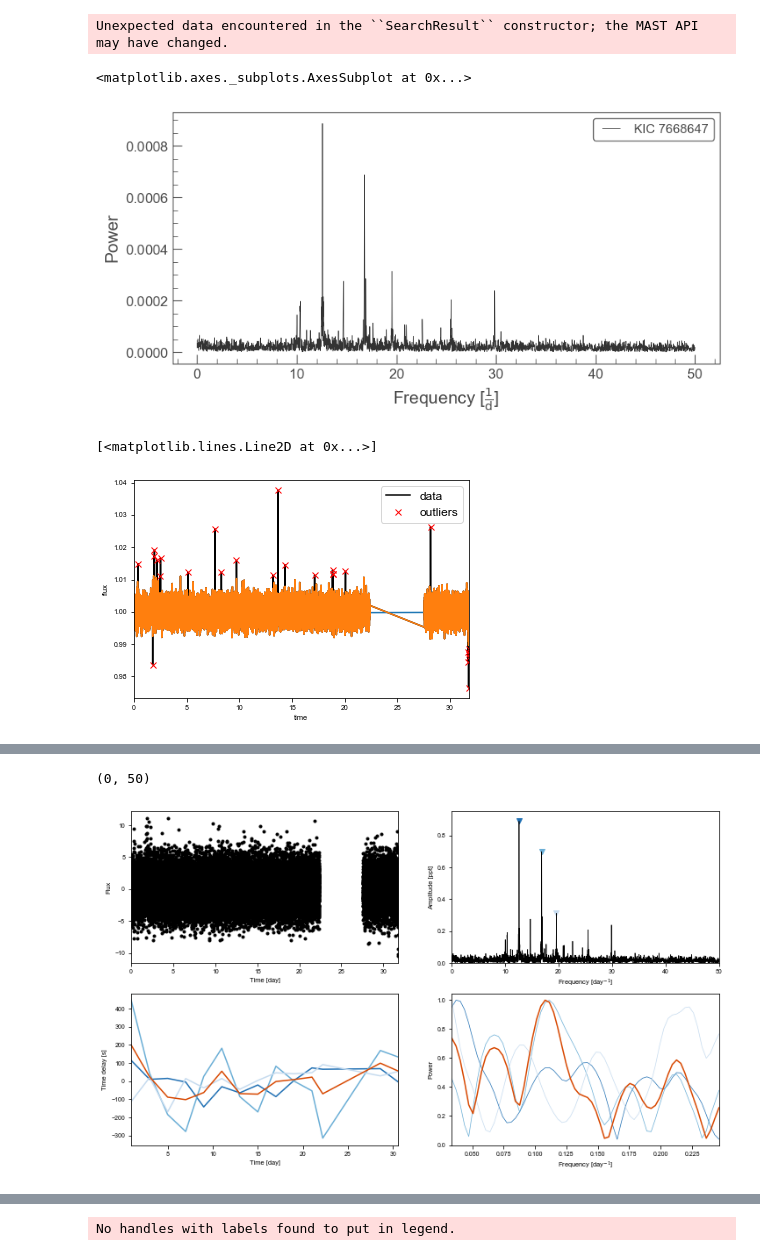
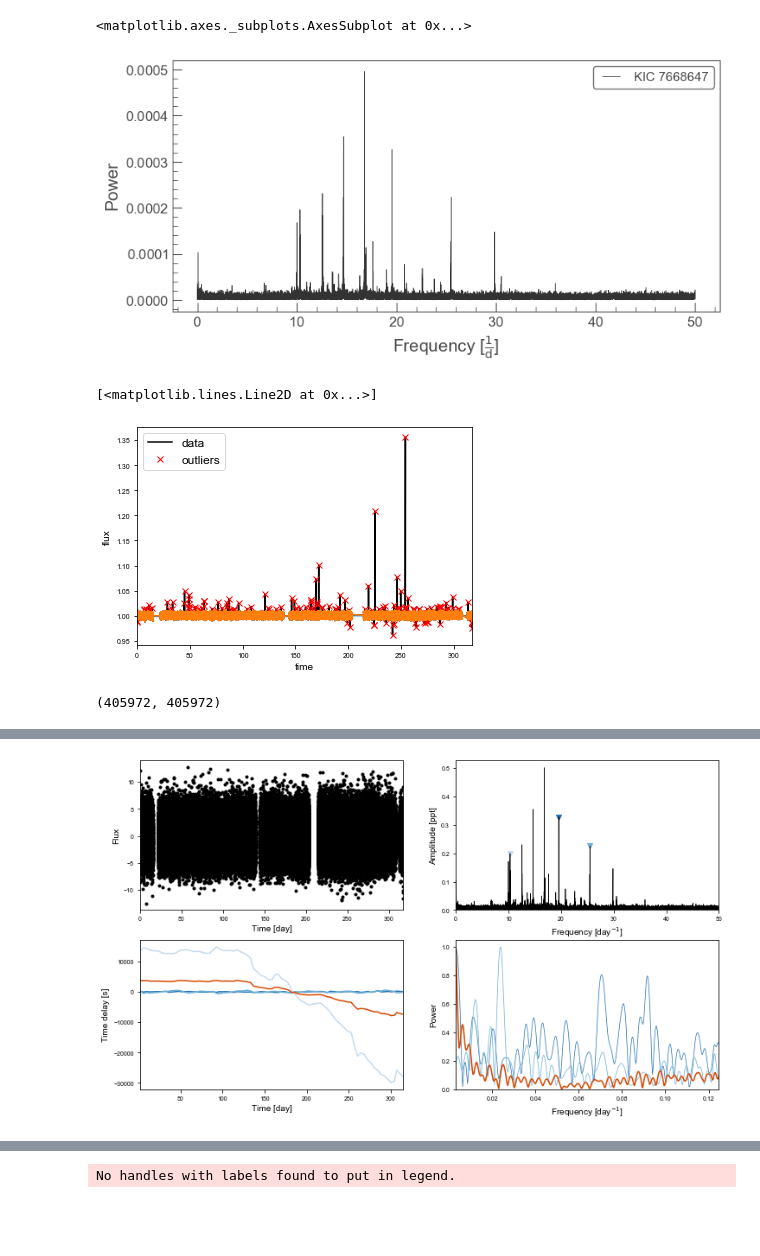
Before and after one commit to danhey/maelstrom, a Jupyter notebook: paper/notebooks/(4.4) KIC 7668647.ipynb, the cells around one changed output, grey strips where cells are left out. Cells and saved outputs as stored; diff of their text form; code cells hidden in the pictures; blank space fills up the shorter version.

```diff
--- a/paper/notebooks/(4.4) KIC 7668647.ipynb
+++ b/paper/notebooks/(4.4) KIC 7668647.ipynb
@@ -3,14 +3,12 @@
 # %%
 import lightkurve as lk
 
-lc = lk.search_lightcurvefile('KIC 7668647', cadence='short', mission='Kepler',quarter=[17]).download_all().stitch().remove_nans()
+lc = lk.search_lightcurvefile('KIC 7668647', cadence='short', mission='Kepler', quarter=[14,15,16,17]).download_all().stitch().remove_nans()
-# %% [output]
-Unexpected data encountered in the ``SearchResult`` constructor; the MAST API may have changed.
 # %%
 lc.to_periodogram(maximum_frequency=50).plot()
 # %% [output]
 <matplotlib.axes._subplots.AxesSubplot at 0x...>
-[figure, old version]
+[figure, new version]
 # %%
 from scipy.signal import savgol_filter
 import matplotlib.pyplot as plt
@@ -61,9 +59,17 @@ smooth = np.ascontiguousarray(smooth[m], dtype=np.float64)
 plt.plot(x,y)
 # %% [output]
 [<matplotlib.lines.Line2D at 0x...>]
-[figure, old version]
+[figure, new version]
+# %%
+xx = x#[::4]
+yy = y#[::4]
+len(x), len(xx)
+# %% [output]
+(405972, 405972)
 # %%
-ms = Maelstrom(x, y, max_peaks=3)
-axes = ms.first_look(segment_size=2)
+ms = Maelstrom(xx, yy,
+               freq = np.array([19.57289867, 25.49807722, 10.32404461]))
+
+axes = ms.first_look(segment_size=4)
 axes[1].set_xlim(0,50)
 # %% [output]
@@ -71,5 +77,4 @@ WARNING: AstropyDeprecationWarning: Importing LombScargle from astropy.stats has
-(0, 50)
-[figure, old version]
+[figure, new version]
 # %%
 from tqdm import tqdm
 import theano.tensor as tt
```
Also changed, not shown: parts of 18 cells of this notebook, 20 other files.
